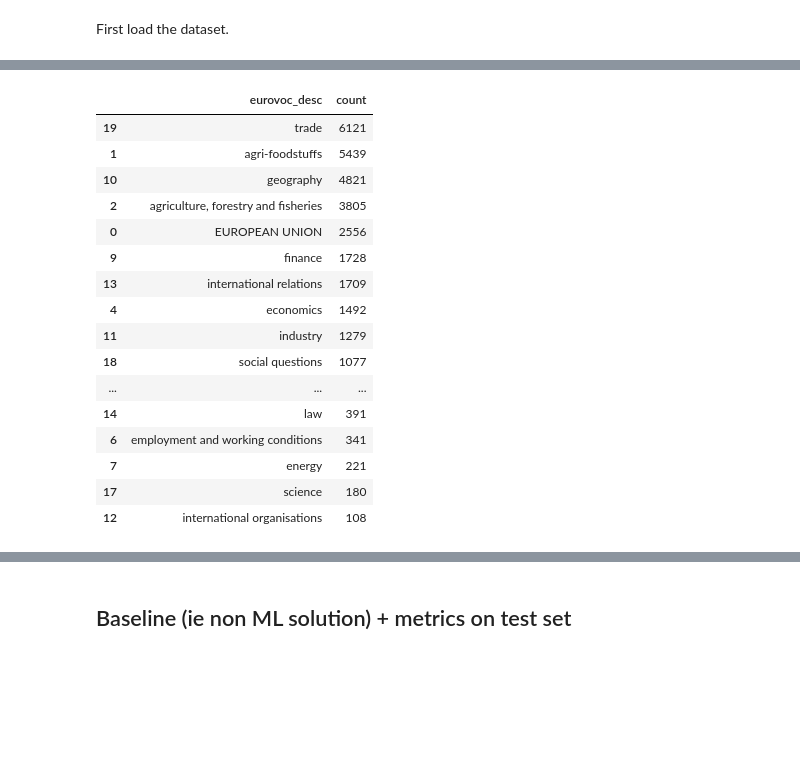
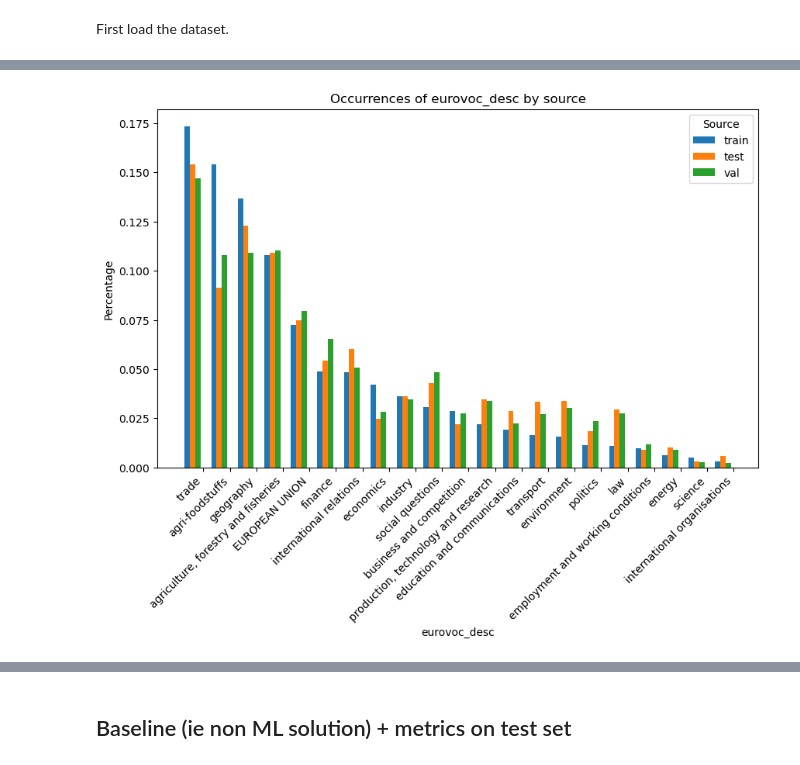
Before and after one commit to marcelo-ghia/NLP-MultiEUREX-multilabel-multiclass-classification, a Jupyter notebook: baseline.ipynb, the cells around one changed output, grey strips where cells are left out. Saved outputs shown, nothing was run; the diff lists cells and outputs as text; code cells hidden in the pictures; blank space fills up the shorter version.

```diff
--- a/baseline.ipynb
+++ b/baseline.ipynb
@@ -21,6 +27,6 @@ from datasets import load_dataset
 # Load the English part of the dataset
 train_dataset = load_dataset('nlpaueb/multi_eurlex', 'en', split='train')
 test_dataset = load_dataset('nlpaueb/multi_eurlex', 'en', split='test')
-dev_dataset = load_dataset('nlpaueb/multi_eurlex', 'en', split='dev')
+val_dataset = load_dataset('nlpaueb/multi_eurlex', 'en', split='validation')
 # %% [output]
 Found cached dataset multi_eurlex (/Users/jon/.cache/huggingface/datasets/nlpaueb___multi_eurlex/en/1.0.0/1addee7110a20c2b01cc3de89456786482e4eea1d2ead0bea3d5383b16cc9fce)
@@ -32,6 +44,7 @@ with open('./data/eurovoc_descriptors.json') as jsonl_file:
 # Get feature map info
 train_classlabel = train_dataset.features["labels"].feature
 test_classlabel = test_dataset.features["labels"].feature
+val_classlabel = val_dataset.features["labels"].feature
 
 # Load (label_id, descriptor) mapping
 with open('./data/eurovoc_concepts.json') as jsonl_file:
@@ -39,9 +54,6 @@ with open('./data/eurovoc_concepts.json') as jsonl_file:
 # %%
-
-# Retrieve IDs and descriptors from dataset
-train_agg_df = []
-def get_agg_df(dataset:pd.DataFrame):
-
+def get_agg_df(dataset, classlabel):
+    df_agg = []
     for i, sample in enumerate(dataset):
         for label_id in sample['labels']:
             result = {}
@@ -57,4 +69,9 @@ def get_agg_df(dataset:pd.DataFrame):
                     break
     df_agg = pd.DataFrame(df_agg)
     return(df_agg)
-df_agg.head()
+
+train_agg_df = get_agg_df(train_dataset, train_classlabel)
+test_agg_df = get_agg_df(test_dataset, test_classlabel)
+val_agg_df = get_agg_df(val_dataset, val_classlabel)
+df = pd.concat([train_agg_df, test_agg_df, val_agg_df], ignore_index=True)
+df['source'] = pd.Series(['train'] * len(train_agg_df) + ['test'] * len(test_agg_df) + ['val'] * len(val_agg_df), dtype='string')
@@ -73,28 +87,41 @@ Name: eurovoc_level, dtype: int64
 # %%
-# Group by eurovoc_level and eurovoc_desc and count occurrences
-df_grouped = df_agg\
-    .groupby(['eurovoc_desc'])\
-    .size()\
-    .reset_index(name='count')\
-    .sort_values(by='count', ascending=False)
 
+# Group by eurovoc_desc and source, and count occurrences
+df_grouped = df.groupby(['eurovoc_desc', 'source']).size().reset_index(name='count')
 
-df_grouped
+# Pivot the table to have source as columns and eurovoc_desc as index
+df_pivot = df_grouped.pivot_table(index='eurovoc_desc', columns='source', values='count')
+
+# Divide each column by the total count for that source
+df_pivot = df_pivot.divide(df_pivot.sum(axis=0), axis=1)
+
+# Sort the pivot table by the train column in descending order
+df_pivot = df_pivot.sort_values(by='train', ascending=False)
+
+# Plot a grouped bar chart
+fig, ax = plt.subplots(figsize=(10,6))
+
+x = np.arange(len(df_pivot))
+width = 0.2
+
+ax.bar(x - width, df_pivot['train'], width, label='train')
+ax.bar(x, df_pivot['test'], width, label='test')
+ax.bar(x + width, df_pivot['val'], width, label='val')
+
+# Set the plot title and axes labels
+ax.set_title('Occurrences of eurovoc_desc by source')
+ax.set_xlabel('eurovoc_desc')
+ax.set_ylabel('Percentage')
+
+# Add a legend to the plot
+ax.legend(title='Source', loc='upper right')
+
+# Set the x-axis tick positions and labels
+xticks = x - width / 2 + 0.5
+ax.set_xticks(xticks)
+ax.set_xticklabels(df_pivot.index, rotation=45, ha='right')
+
+# Show the plot
+plt.show()
 # %% [output]
-|  | eurovoc_desc | count |
-| 19 | trade | 6121 |
-| 1 | agri-foodstuffs | 5439 |
-| 10 | geography | 4821 |
-| 2 | agriculture, forestry and fisheries | 3805 |
-| 0 | EUROPEAN UNION | 2556 |
-| 9 | finance | 1728 |
-| 13 | international relations | 1709 |
-| 4 | economics | 1492 |
-| 11 | industry | 1279 |
-| 18 | social questions | 1077 |
-| ... | ... | ... |
-| 14 | law | 391 |
-| 6 | employment and working conditions | 341 |
-| 7 | energy | 221 |
-| 17 | science | 180 |
-| 12 | international organisations | 108 |
+[figure, added]
```
Also changed, not shown: parts of 21 cells of this notebook.
